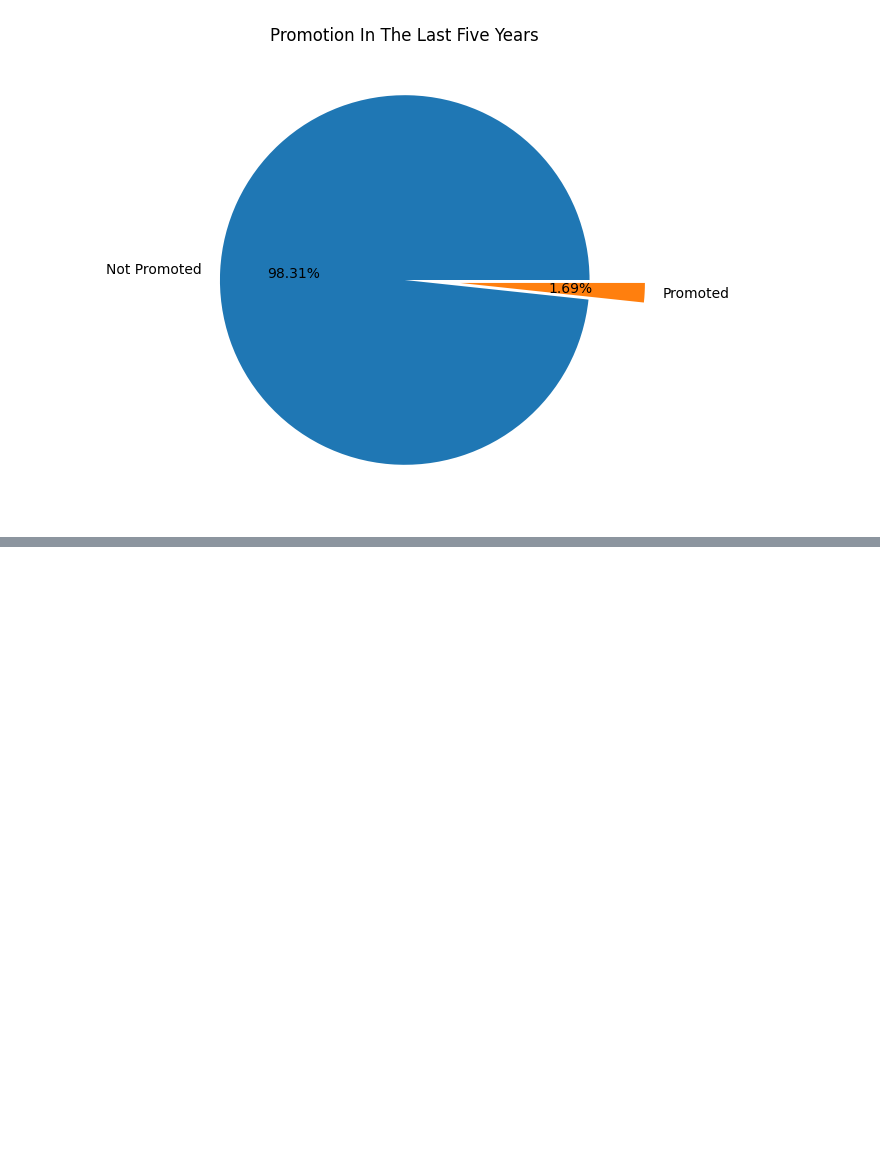
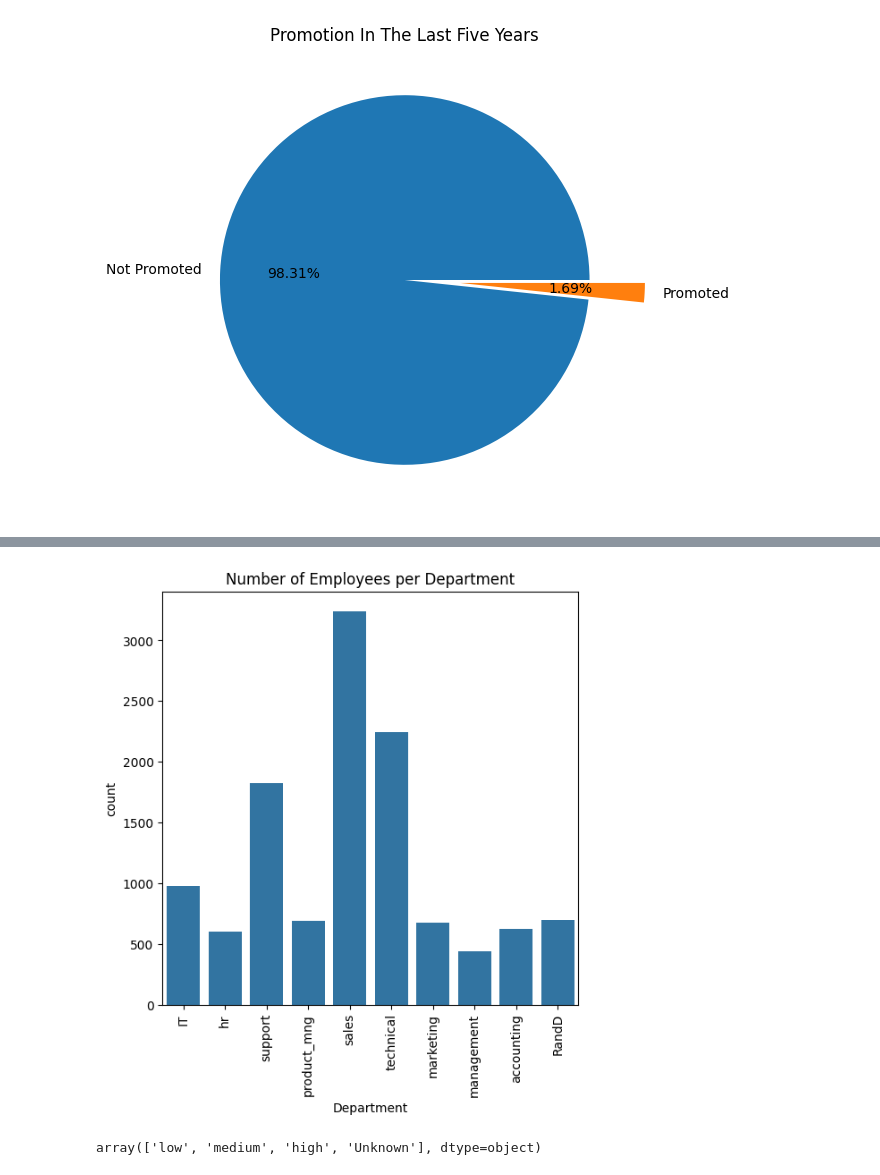
Before and after one commit to dipa-khadka/Datascince_Project, a Jupyter notebook: Hr- employee Prediction/empoyee turnover.ipynb, the cells around one changed output, grey strips where cells are left out. Drawn from its saved outputs; the diff is of its cells as text; code cells hidden in the pictures; blank space fills up the shorter version.

Commit message:
prediction of hr employee turnover

```diff
--- a/Hr- employee Prediction/empoyee turnover.ipynb
+++ b/Hr- employee Prediction/empoyee turnover.ipynb
@@ -278,0 +368,13 @@ df['Work_accident']
+# %%
+plt.figure(figsize=(6,6))
+sns.countplot( x = "Department",data=df)
+plt.title("Number of Employees per Department")
+plt.xticks(rotation=90)
+plt.show()
+# %% [output]
+[figure, added]
+# %%
+# Salary Comparision
+df['salary'].unique()
+# %% [output]
+array(['low', 'medium', 'high', 'Unknown'], dtype=object)
```
Also changed, not shown: parts of 34 cells of this notebook.
